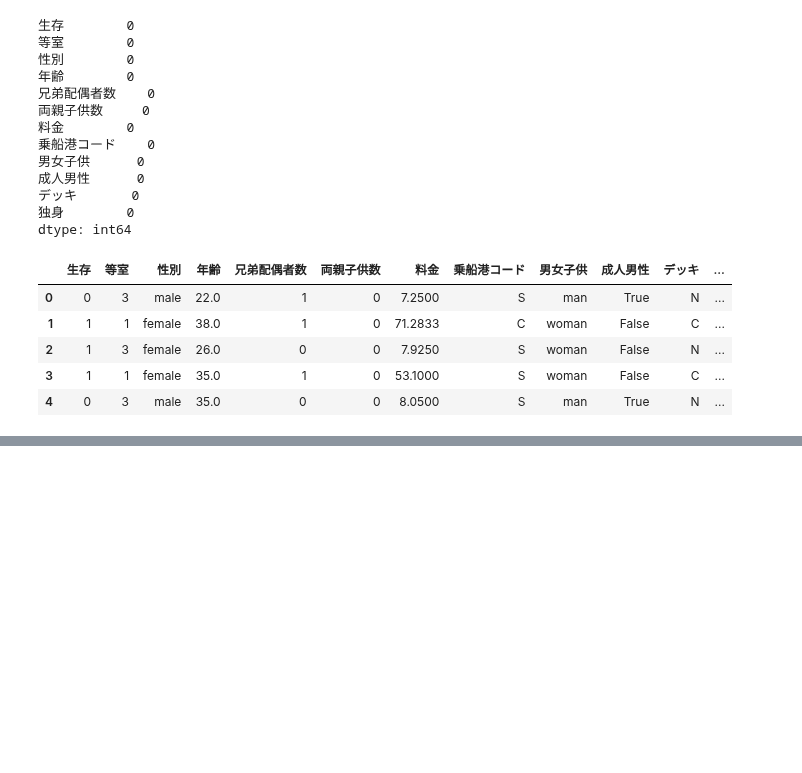
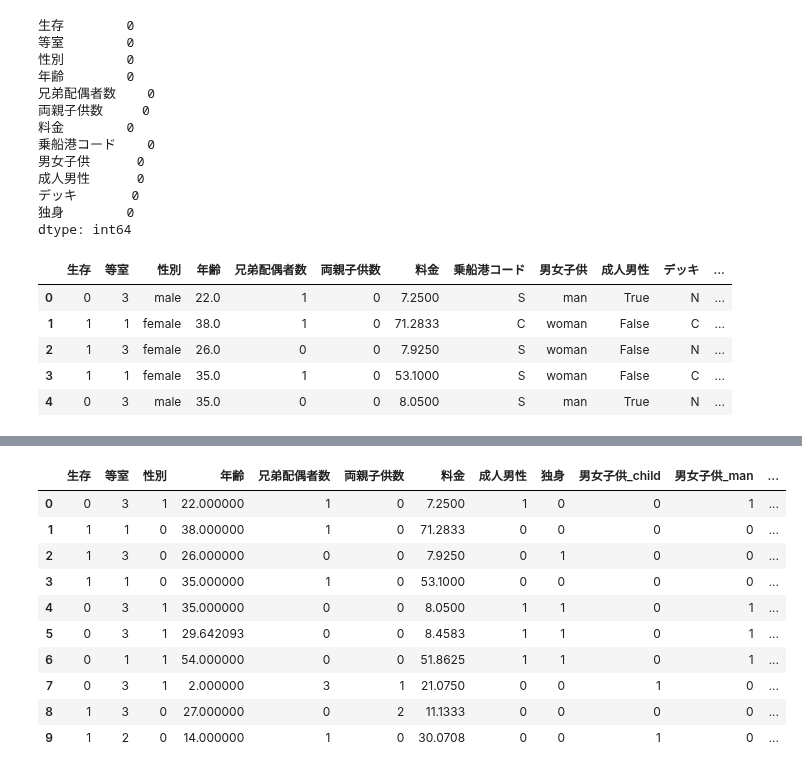
Before and after one commit to Kotarosz727/my_python, a Jupyter notebook: 04_機械学習モデル開発の重要ポイント.ipynb, the cells around one changed output, grey strips where cells are left out. Cells and saved outputs as stored; diff of their text form; code cells hidden in the pictures; blank space fills up the shorter version.

```diff
--- a/04_機械学習モデル開発の重要ポイント.ipynb
+++ b/04_機械学習モデル開発の重要ポイント.ipynb
@@ -244,0 +255,7 @@ df6.head()
+# %%
+male_female = {'male':1 , 'female':0}
+
+df7 = df6.copy()
+df7['性別'] = df7['性別'].map(male_female)
+
+df7.head()
@@ -244,0 +269,10 @@ df6.head()
+# %%
+true_false = {True: 1, False:0}
+
+df8 = df7.copy()
+df8['成人男性'] = df8['成人男性'].map(true_false)
+
+df9 = df8.copy()
+df9['独身'] = df9['独身'].map(true_false)
+
+df9.head()
@@ -244,0 +309,26 @@ df6.head()
+# %%
+# One-hotエンコーディングを列に追加、元のデータを削除
+def encoding(df, column):
+  df_encoded = pd.get_dummies(df[column], prefix=column)
+  df_dropped = df.drop([column], axis=1)
+  new_def = pd.concat([df_dropped, df_encoded], axis=1)
+
+  return new_def
+# %%
+df10 = encoding(df9, '男女子供')
+df11 = encoding(df10, '乗船港コード')
+df12 = encoding(df11, 'デッキ')
+
+df12.head(10)
+# %% [output]
+|  | 生存 | 等室 | 性別 | 年齢 | 兄弟配偶者数 | 両親子供数 | 料金 | 成人男性 | 独身 | 男女子供_child | 男女子供_man | ... |
+| 0 | 0 | 3 | 1 | 22.000000 | 1 | 0 | 7.2500 | 1 | 0 | 0 | 1 | ... |
+| 1 | 1 | 1 | 0 | 38.000000 | 1 | 0 | 71.2833 | 0 | 0 | 0 | 0 | ... |
+| 2 | 1 | 3 | 0 | 26.000000 | 0 | 0 | 7.9250 | 0 | 1 | 0 | 0 | ... |
+| 3 | 1 | 1 | 0 | 35.000000 | 1 | 0 | 53.1000 | 0 | 0 | 0 | 0 | ... |
+| 4 | 0 | 3 | 1 | 35.000000 | 0 | 0 | 8.0500 | 1 | 1 | 0 | 1 | ... |
+| 5 | 0 | 3 | 1 | 29.642093 | 0 | 0 | 8.4583 | 1 | 1 | 0 | 1 | ... |
+| 6 | 0 | 1 | 1 | 54.000000 | 0 | 0 | 51.8625 | 1 | 1 | 0 | 1 | ... |
+| 7 | 0 | 3 | 1 | 2.000000 | 3 | 1 | 21.0750 | 0 | 0 | 1 | 0 | ... |
+| 8 | 1 | 3 | 0 | 27.000000 | 0 | 2 | 11.1333 | 0 | 0 | 0 | 0 | ... |
+| 9 | 1 | 2 | 0 | 14.000000 | 1 | 0 | 30.0708 | 0 | 0 | 1 | 0 | ... |
```
Also changed, not shown: parts of 26 cells of this notebook.
